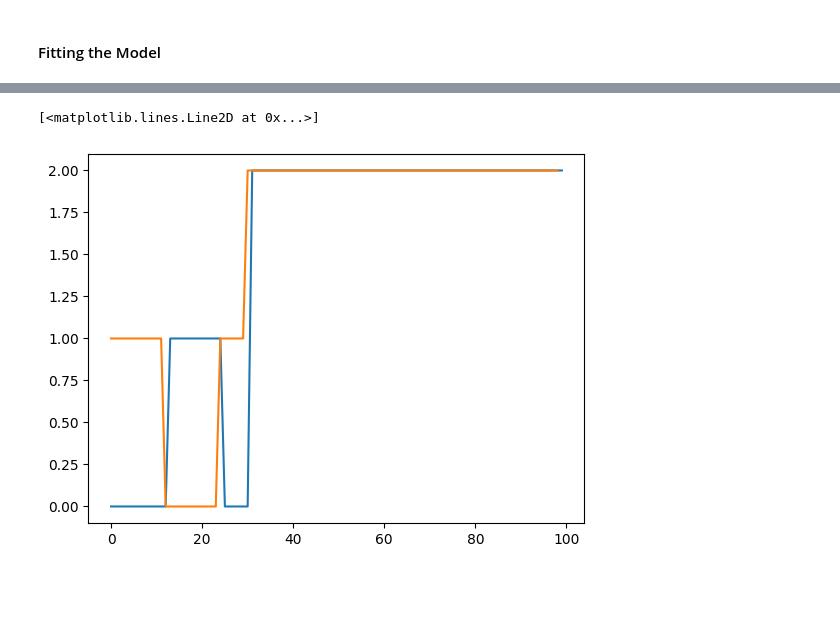
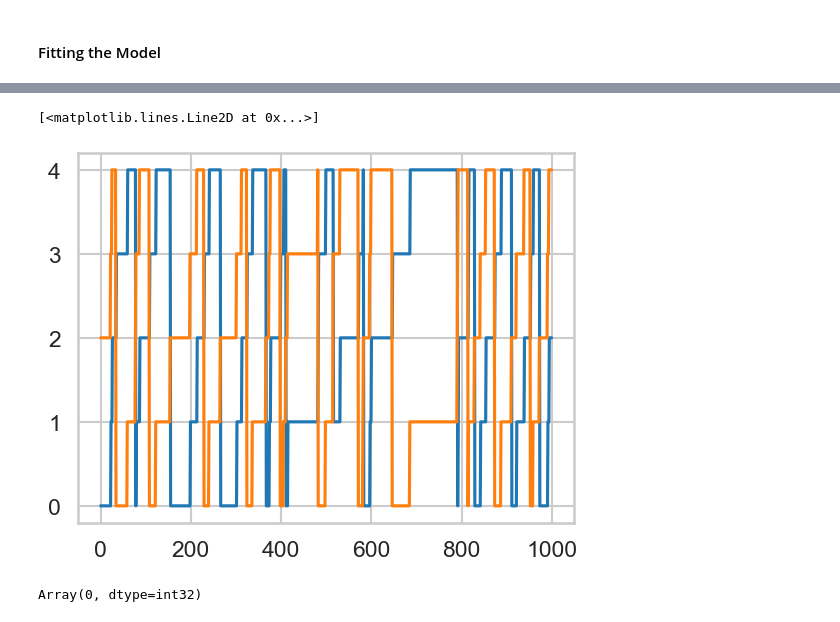
Before and after one commit to dattalab/jax-moseq, a Jupyter notebook: examples/warhmm_example.ipynb, the cells around one changed output, grey strips where cells are left out. Cells and saved outputs as stored; diff of their text form; code cells hidden in the pictures; blank space fills up the shorter version.

```diff
--- a/examples/warhmm_example.ipynb
+++ b/examples/warhmm_example.ipynb
@@ -147,6 +220,8 @@ model = warhmm.init_model(data,
                          trans_hypparams=trans_hypparams,
                          verbose=True)
 
+model['states']['z'] = states.copy()
+model['states']['t'] = jnp.zeros_like(states)
 print_dict(model)
 # %% [output]
 T-WARHMM: Initializing hyperparameters
@@ -189,5 +244,11 @@ model
+# %%
+true_Ab = jnp.concatenate((hmm_param_and_props[0].emissions.weights, hmm_param_and_props[0].emissions.biases[:,:,None]),axis=-1)
+true_Q = hmm_param_and_props[0].emissions.covs
+# %%
+model['params']['Ab'] = true_Ab.copy()
+model['params']['Q'] = true_Q.copy()
 # %%
-num_iters = 50    # number of training iterations
+num_iters = 10    # number of training iterations
 
 ll_keys = ['z', 'x']
 ll_history = {key: [] for key in ll_keys}
@@ -210,6 +271,10 @@ for k, v in ll_history.items():
 # %%
-plt.plot(states[2])
-plt.plot(model['states']['z'][2])
+plt.plot(states[-1][:1000])
+plt.plot(model['states']['z'][-1][:1000])
 # %% [output]
 [<matplotlib.lines.Line2D at 0x...>]
-[figure, old version]
+[figure, new version]
+# %%
+model['states']['t'].sum()
+# %% [output]
+Array(0, dtype=int32)
```
Also changed, not shown: parts of 33 cells of this notebook, 4 other files.
